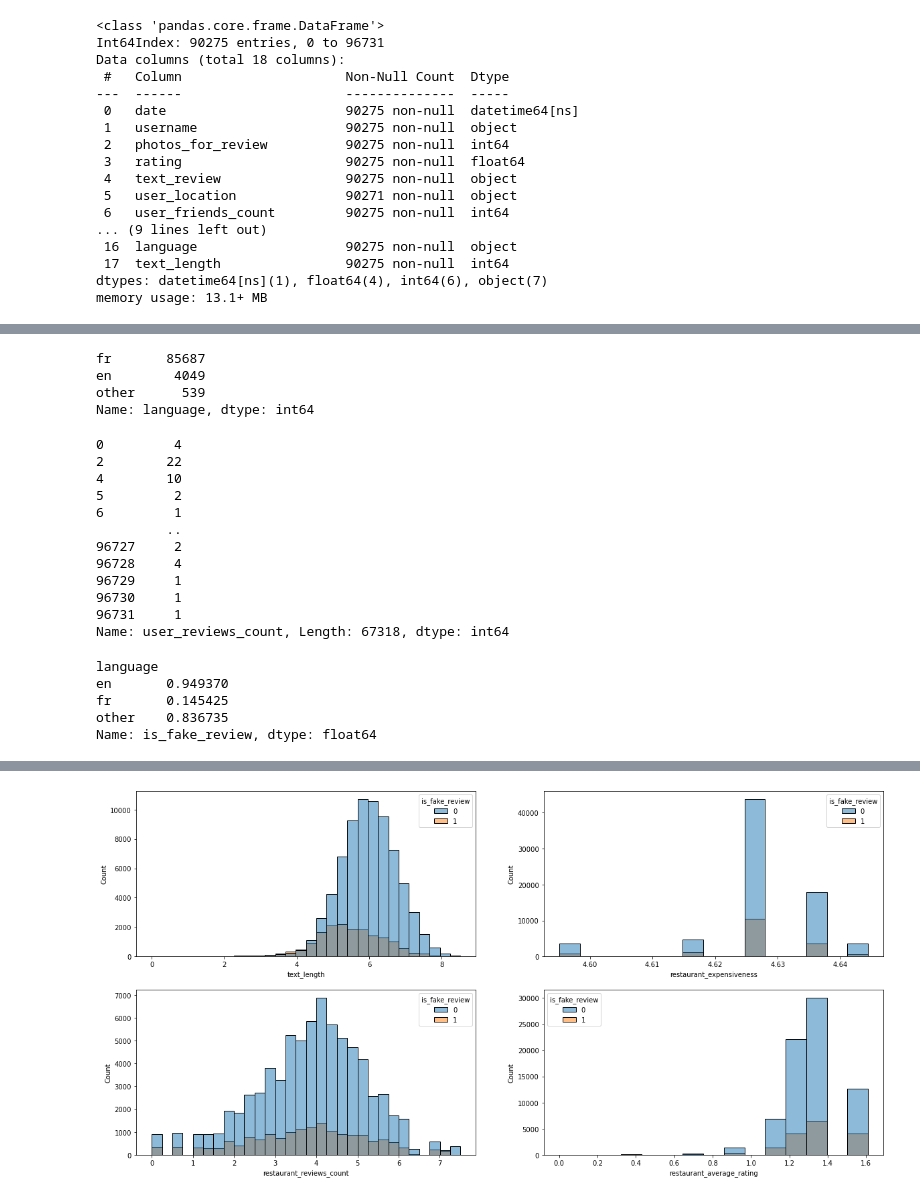
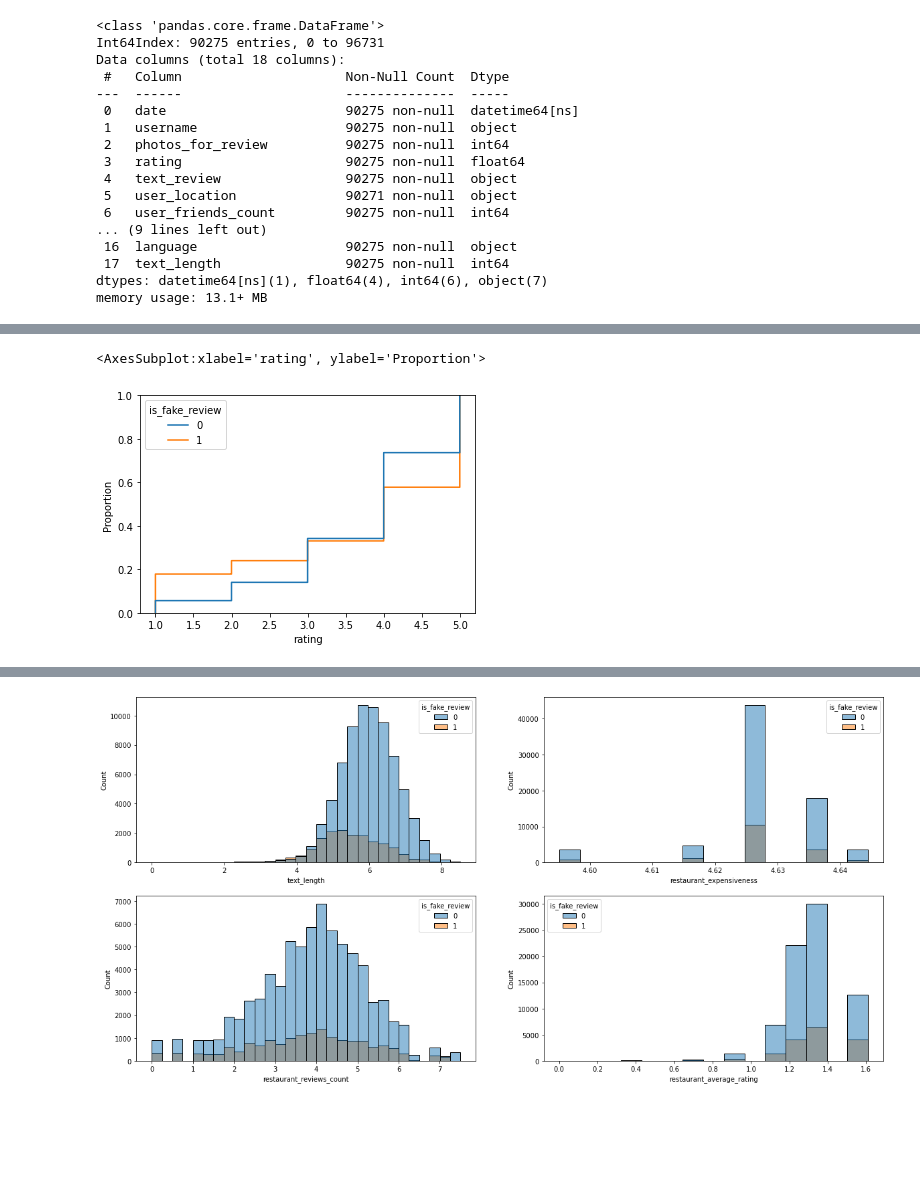
Before and after one commit to AnisZakari/Fake_review_detection, a Jupyter notebook: 1_Training_models/Meta_data_analysis.ipynb, the cells around one changed output, grey strips where cells are left out. Saved outputs shown, nothing was run; the diff lists cells and outputs as text; code cells hidden in the pictures; blank space fills up the shorter version.

```diff
--- a/1_Training_models/Meta_data_analysis.ipynb
+++ b/1_Training_models/Meta_data_analysis.ipynb
@@ -192,31 +158,6 @@ dataset.loc[mask_is_not_fr_en ,'language'] = 'other'
-# %%
-dataset['language'].value_counts()
-# %% [output]
-fr       85687
-en        4049
-other      539
-Name: language, dtype: int64
-# %%
-restaurant_expensiveness
-# %% [output]
-0         4
-2        22
-4        10
-5         2
-6         1
-         ..
-96727     2
-96728     4
-96729     1
-96730     1
-96731     1
-Name: user_reviews_count, Length: 67318, dtype: int64
-# %%
-dataset.groupby('language')['is_fake_review'].mean()
-# %% [output]
-language
-en       0.949370
-fr       0.145425
-other    0.836735
-Name: is_fake_review, dtype: float64
+# %%
+sns.ecdfplot(data = dataset, x ='rating', hue = 'is_fake_review')
+# %% [output]
+<AxesSubplot:xlabel='rating', ylabel='Proportion'>
+[figure, added]
 # %%
```
Also changed, not shown: parts of 23 cells of this notebook, 1 other file.
